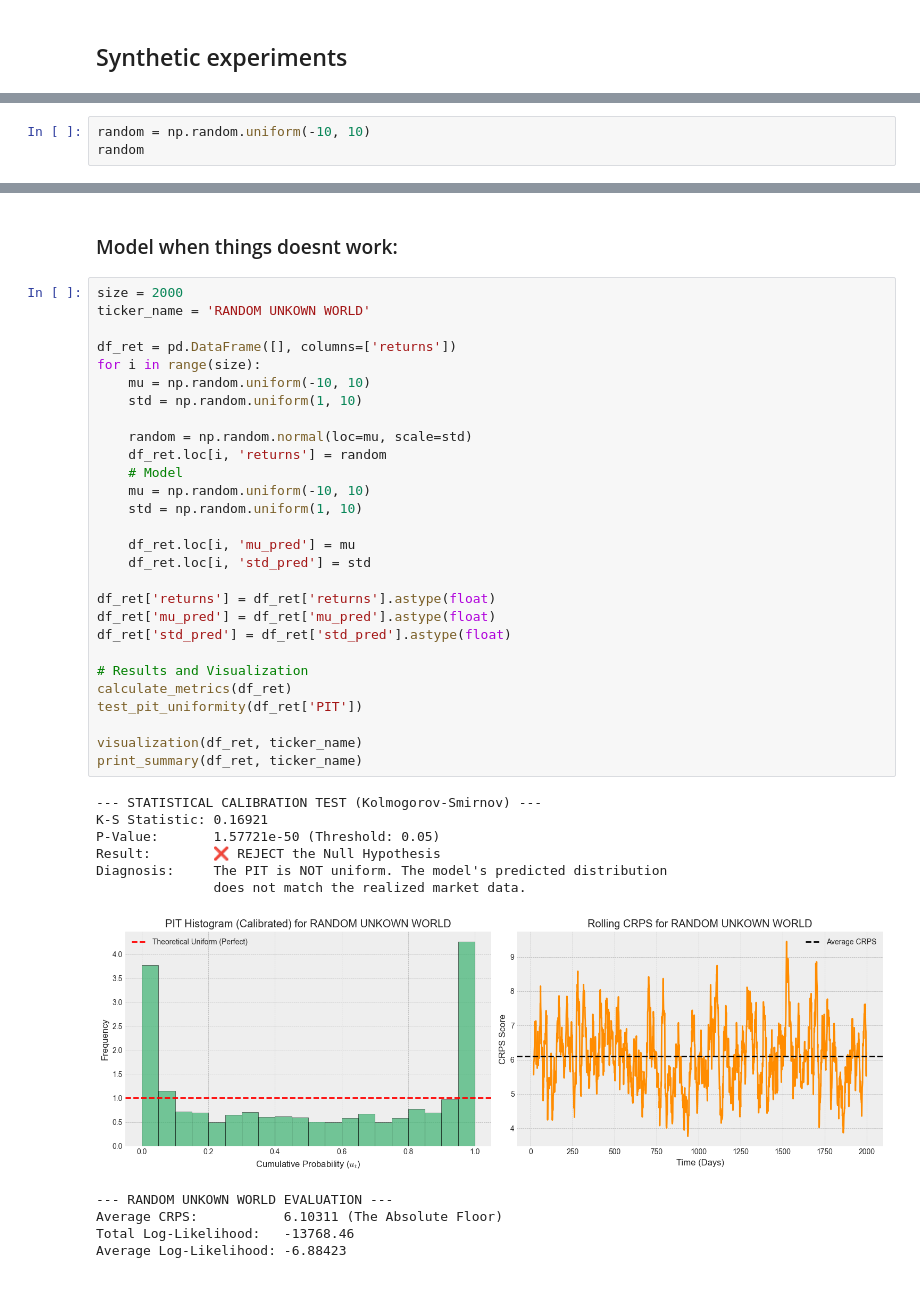
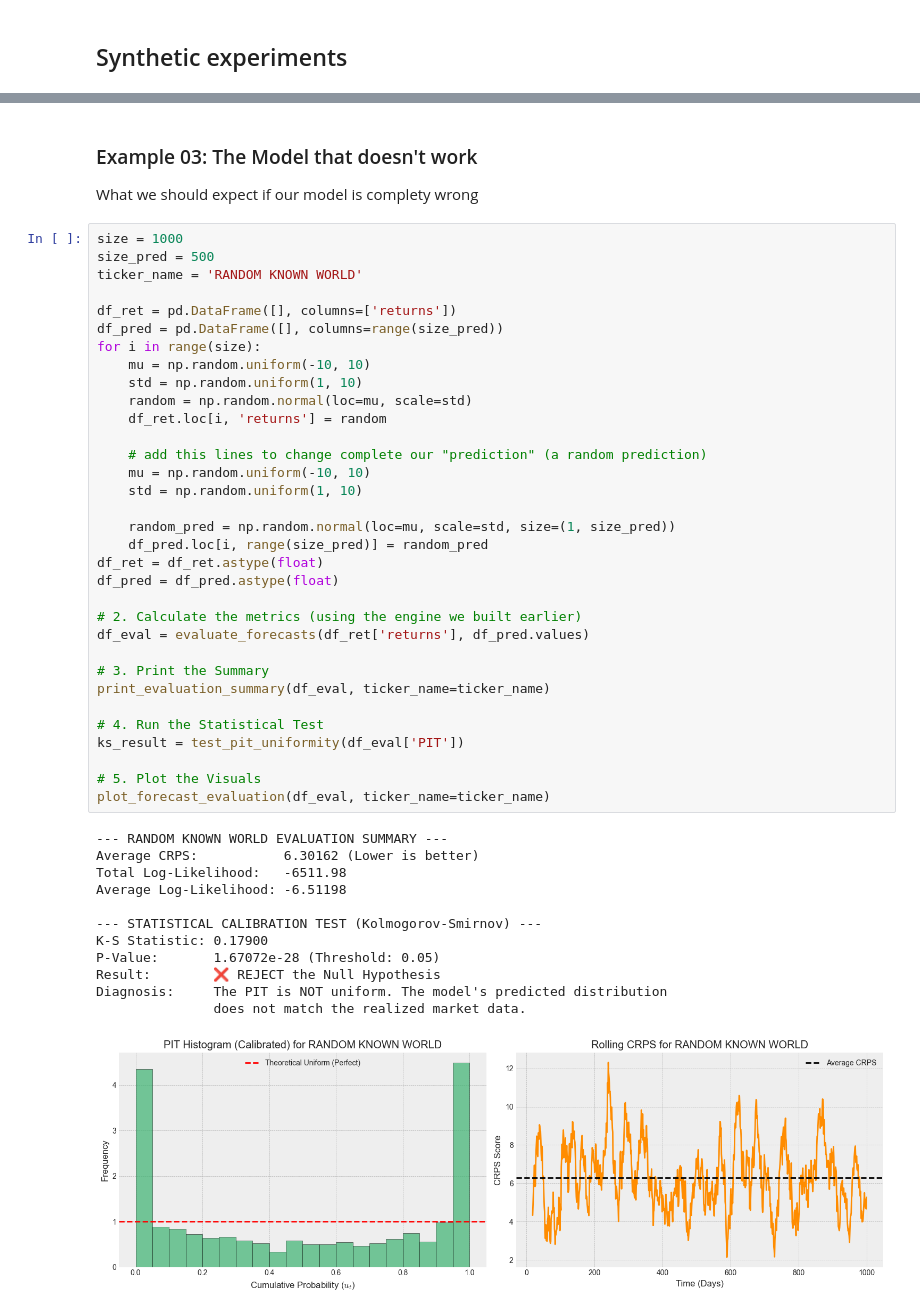
Before and after one commit to amacias-afma/quant-ai-lab, a Jupyter notebook: 02_forecasting/notebooks/01_problem_definition_and_baselines.ipynb, the cells around one changed output, grey strips where cells are left out. Drawn from its saved outputs; the diff is of its cells as text.

```diff
--- a/02_forecasting/notebooks/01_problem_definition_and_baselines.ipynb
+++ b/02_forecasting/notebooks/01_problem_definition_and_baselines.ipynb
@@ -370,3 +156,0 @@ Average Log-Likelihood: -1.43449
-# %%
-random = np.random.uniform(-10, 10)
-random
@@ -455,45 +241,53 @@ This experiment teaches us the most important rule of model evaluation:
 
 If Model A gets a CRPS of 3.13 on this dynamic dataset, and Model B (maybe a naive constant model) gets a CRPS of 5.00 on this same dataset, Model A wins.
 # %% [markdown]
-### Model when things doesnt work:
+### Example 03: The Model that doesn't work
+
+What we should expect if our model is complety wrong
 # %%
-size = 2000
-ticker_name = 'RANDOM UNKOWN WORLD'
+size = 1000
+size_pred = 500
+ticker_name = 'RANDOM KNOWN WORLD'
 
 df_ret = pd.DataFrame([], columns=['returns'])
+df_pred = pd.DataFrame([], columns=range(size_pred))
 for i in range(size):
     mu = np.random.uniform(-10, 10)
     std = np.random.uniform(1, 10)
-
     random = np.random.normal(loc=mu, scale=std)
     df_ret.loc[i, 'returns'] = random
-    # Model
+
+    # add this lines to change complete our "prediction" (a random prediction)
     mu = np.random.uniform(-10, 10)
     std = np.random.uniform(1, 10)
 
-    df_ret.loc[i, 'mu_pred'] = mu
-    df_ret.loc[i, 'std_pred'] = std
+    random_pred = np.random.normal(loc=mu, scale=std, size=(1, size_pred))
+    df_pred.loc[i, range(size_pred)] = random_pred
+df_ret = df_ret.astype(float)
+df_pred = df_pred.astype(float)
 
-df_ret['returns'] = df_ret['returns'].astype(float)
-df_ret['mu_pred'] = df_ret['mu_pred'].astype(float)
-df_ret['std_pred'] = df_ret['std_pred'].astype(float)
+# 2. Calculate the metrics (using the engine we built earlier)
+df_eval = evaluate_forecasts(df_ret['returns'], df_pred.values)
 
-# Results and Visualization
-calculate_metrics(df_ret)
-test_pit_uniformity(df_ret['PIT'])
+# 3. Print the Summary
+print_evaluation_summary(df_eval, ticker_name=ticker_name)
 
-visualization(df_ret, ticker_name)
-print_summary(df_ret, ticker_name)
+# 4. Run the Statistical Test
+ks_result = test_pit_uniformity(df_eval['PIT'])
+
+# 5. Plot the Visuals
+plot_forecast_evaluation(df_eval, ticker_name=ticker_name)
 # %% [output]
+--- RANDOM KNOWN WORLD EVALUATION SUMMARY ---
+Average CRPS:           6.30162 (Lower is better)
+Total Log-Likelihood:   -6511.98
+Average Log-Likelihood: -6.51198
+
 --- STATISTICAL CALIBRATION TEST (Kolmogorov-Smirnov) ---
-K-S Statistic: 0.16921
-P-Value:       1.57721e-50 (Threshold: 0.05)
+K-S Statistic: 0.17900
+P-Value:       1.67072e-28 (Threshold: 0.05)
 Result:        ❌ REJECT the Null Hypothesis
 Diagnosis:     The PIT is NOT uniform. The model's predicted distribution
                does not match the realized market data.
-[figure, old version]
+[figure, new version]
---- RANDOM UNKOWN WORLD EVALUATION ---
-Average CRPS:           6.10311 (The Absolute Floor)
-Total Log-Likelihood:   -13768.46
-Average Log-Likelihood: -6.88423
 # %% [markdown]
```
Also changed, not shown: parts of 30 cells of this notebook, 2 other files.
